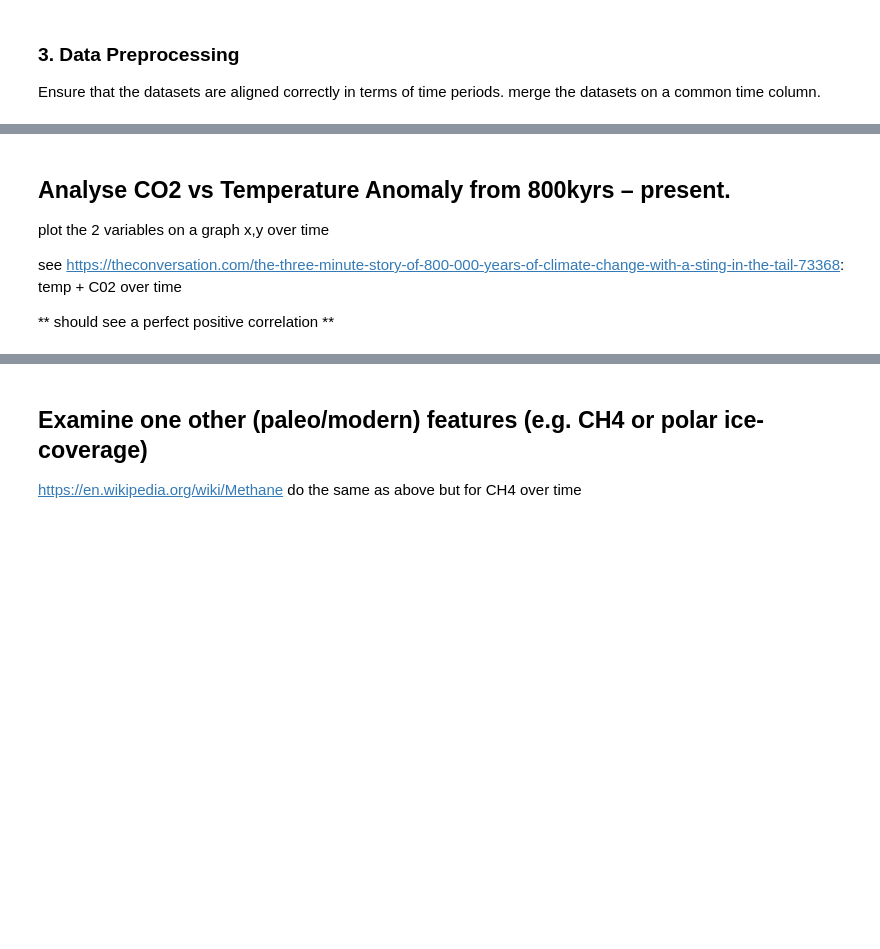
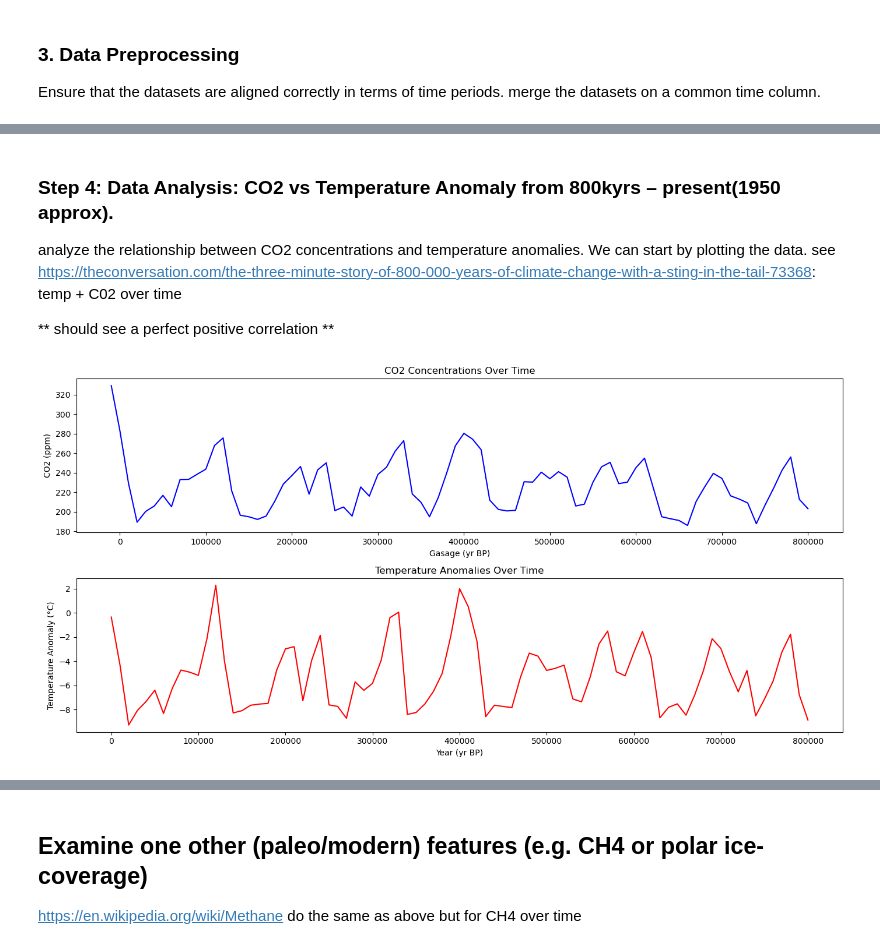
Before and after one commit to conortierney/Prog_DA_Assignment2, a Jupyter notebook: Prog_DA_Assignment2.ipynb, the cells around one changed output, grey strips where cells are left out. Saved outputs shown, nothing was run; the diff lists cells and outputs as text; code cells hidden in the pictures; blank space fills up the shorter version.

Commit message:
Plots update

```diff
--- a/Prog_DA_Assignment2.ipynb
+++ b/Prog_DA_Assignment2.ipynb
@@ -57,3 +64,7 @@ print(temperature_data.head(10))
+# %%
+# Rename the column to 'Year' for consistency
+co2_data.rename(columns={'Gasage (yr BP) ': 'Year'}, inplace=True)
+temperature_data.rename(columns={'age_calBP': 'Year'}, inplace=True)
 # %% [markdown]
 ### References for the above - save to github for referenece
 - Composite of atmospheric CO2 records from Antarctic ice cores: Bereiter et al. (2014), Revision of the EPICA Dome C CO2 record from 800 to 600 kyr before present, Geophysical Research Letters, doi: 10.1002/2014GL061957.
@@ -92,20 +103,23 @@ The EPICA Dome C ice core data is typically considered to be up-to-date until ar
 ### 3. Data Preprocessing
 Ensure that the datasets are aligned correctly in terms of time periods. merge the datasets on a common time column.
 # %%
-# Define the bin size (e.g., 100,000 years)
-bin_size = 100000
+# Define the bin size (e.g., 10000 years)
+bin_size = 10000
 
 # Create a new column for the binned time intervals
 co2_data['Time_Bin'] = (co2_data['Year'] // bin_size) * bin_size
 temperature_data['Time_Bin'] = (temperature_data['Year'] // bin_size) * bin_size
 
-# Group by the binned time intervals and take the mean or median
+# Group by the binned time intervals and take the mean
 co2_binned = co2_data.groupby('Time_Bin').mean().reset_index()
 temperature_binned = temperature_data.groupby('Time_Bin').mean().reset_index()
 
 # Merge the binned data
 data_binned = pd.merge(co2_binned, temperature_binned, on='Time_Bin')
 
-# Display the first few rows of the binned and merged data
-print(data_binned.head())
+# Select only the relevant columns
+filtered_data = data_binned[['Time_Bin', 'CO2 (ppmv)', 'Temperature']]
+
+# Display the first few rows of the filtered data
+print(filtered_data.head(10))
 # %% [output]
@@ -113,7 +137,28 @@ KeyError: 'Year'
 # %% [markdown]
-## Analyse CO2 vs Temperature Anomaly from 800kyrs – present.
-plot the 2 variables on a graph x,y over time
-
+### Step 4: Data Analysis: CO2 vs Temperature Anomaly from 800kyrs – present(1950 approx).
+analyze the relationship between CO2 concentrations and temperature anomalies. We can start by plotting the data.
 see https://theconversation.com/the-three-minute-story-of-800-000-years-of-climate-change-with-a-sting-in-the-tail-73368: temp + C02 over time
 
 ** should see a perfect positive correlation **
+# %%
+# Assuming your DataFrame is named `data_binned`
+plt.figure(figsize=(14, 7))
+
+# Plot CO2 concentrations over time
+plt.subplot(2, 1, 1)
+plt.plot(data_binned['Time_Bin'], data_binned['CO2 (ppmv)'], color='blue')
+plt.title('CO2 Concentrations Over Time')
+plt.xlabel('Gasage (yr BP)')
+plt.ylabel('CO2 (ppm)')
+
+# Plot Temperature Anomalies over time
+plt.subplot(2, 1, 2)
+plt.plot(data_binned['Time_Bin'], data_binned['Temperature'], color='red')
+plt.title('Temperature Anomalies Over Time')
+plt.xlabel('Year (yr BP)')
+plt.ylabel('Temperature Anomaly (°C)')
+
+plt.tight_layout()
+plt.show()
+# %% [output]
+[figure, added]
```
Also changed, not shown: parts of 4 cells of this notebook.
